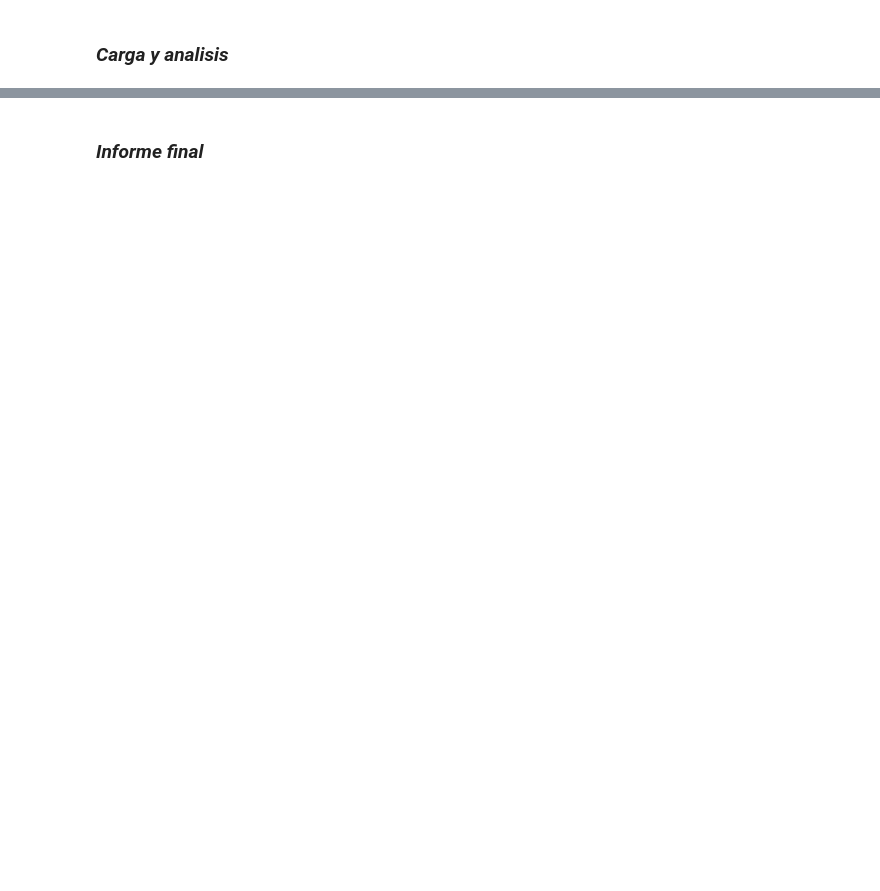
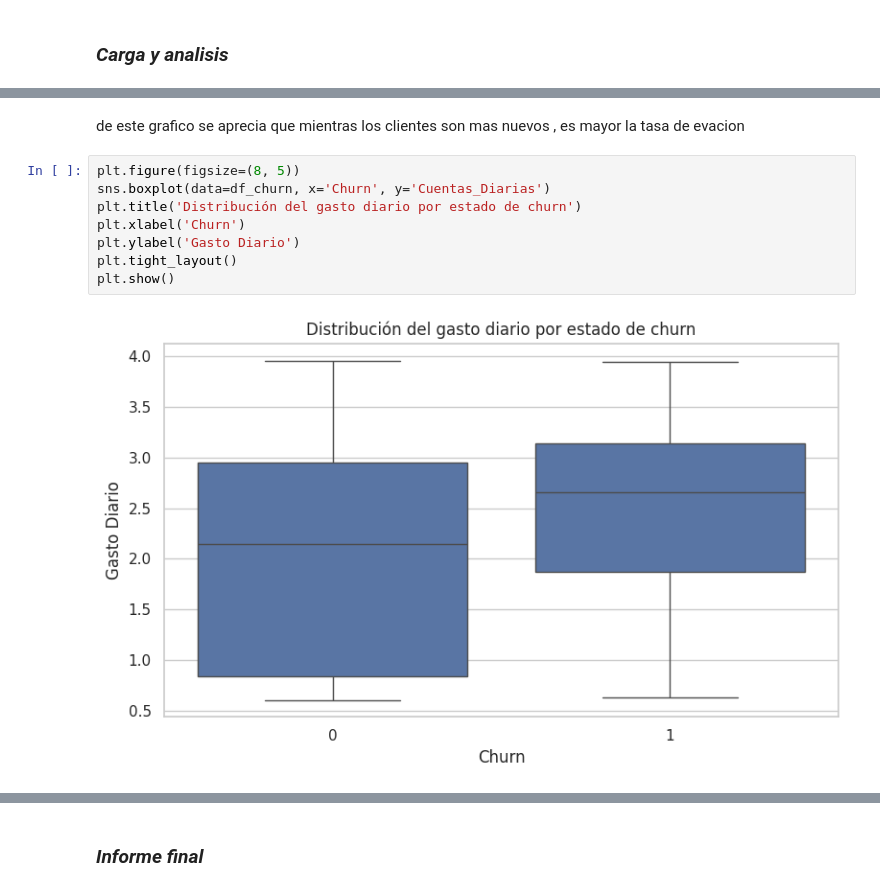
Before and after one commit to Brianbrowncoopman/challenge_desafio_telecom_x, a Jupyter notebook: desafio_telecom_X.ipynb, the cells around one changed output, grey strips where cells are left out. Cells and saved outputs as stored; diff of their text form; blank space fills up the shorter version.

```diff
--- a/desafio_telecom_X.ipynb
+++ b/desafio_telecom_X.ipynb
@@ -391,0 +475,12 @@ Name: count, dtype: int64
+# %% [markdown]
+de este grafico se aprecia que mientras los clientes son mas nuevos , es mayor la tasa de evacion
+# %%
+plt.figure(figsize=(8, 5))
+sns.boxplot(data=df_churn, x='Churn', y='Cuentas_Diarias')
+plt.title('Distribución del gasto diario por estado de churn')
+plt.xlabel('Churn')
+plt.ylabel('Gasto Diario')
+plt.tight_layout()
+plt.show()
+# %% [output]
+[figure, added]
```
Also changed, not shown: parts of 26 cells of this notebook.
